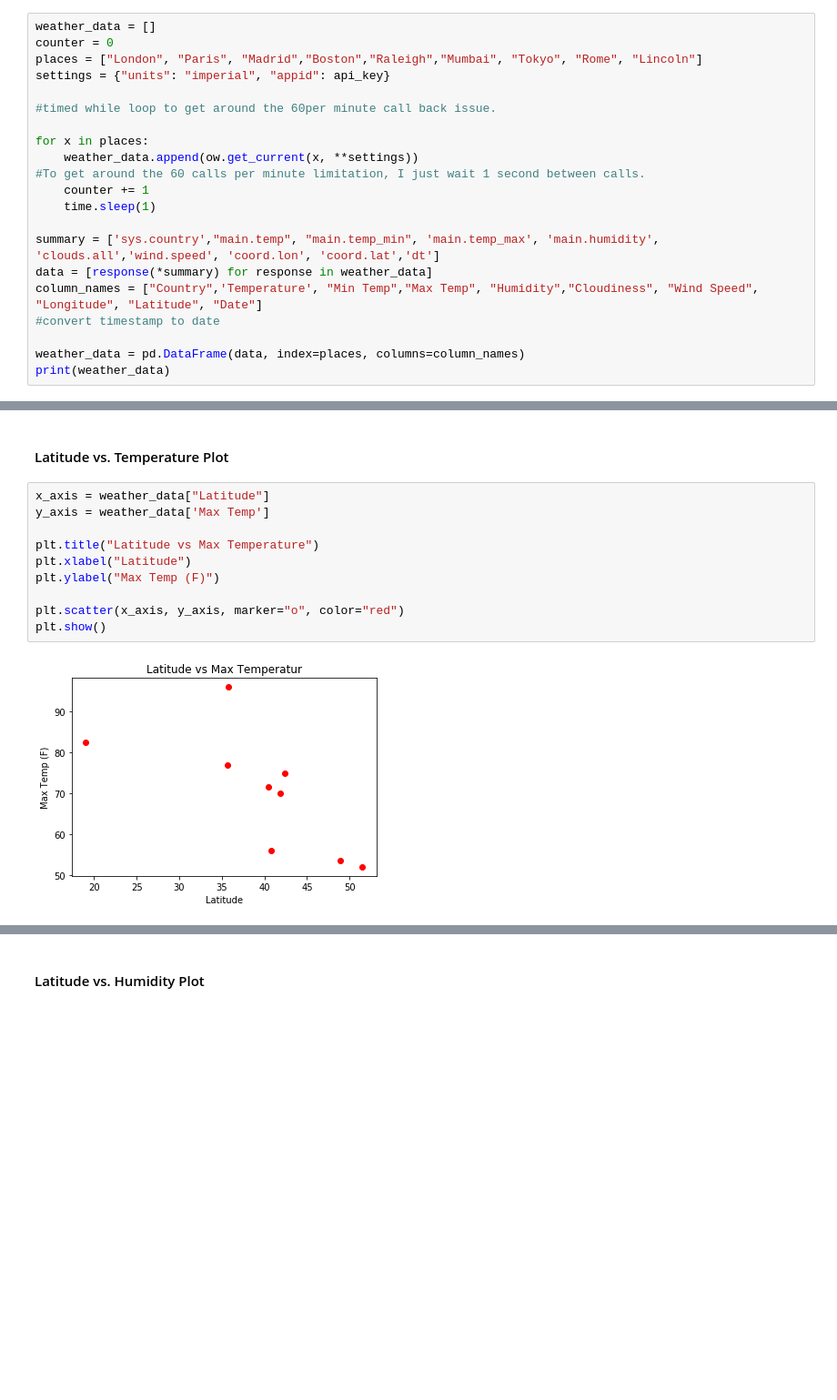
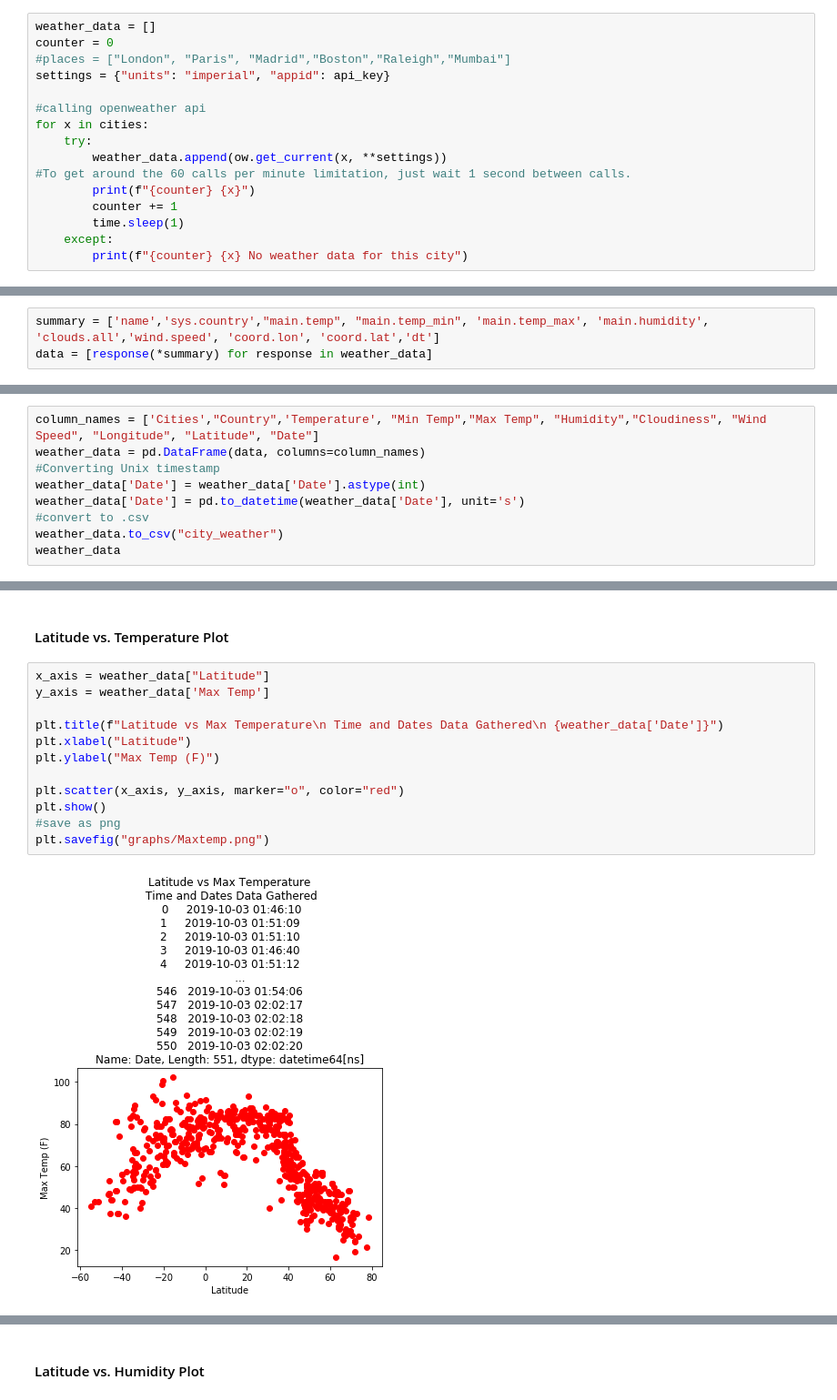
Before and after one commit to CTRLALTAFK/API_challenge, a Jupyter notebook: WeatherPy.ipynb, the cells around one changed output, grey strips where cells are left out. Shown at 91% size. Cells and saved outputs as stored; diff of their text form; blank space fills up the shorter version.

```diff
--- a/WeatherPy.ipynb
+++ b/WeatherPy.ipynb
@@ -55,22 +61,17 @@ for lat_lng in lat_lngs:
 # %%
 weather_data = []
 counter = 0
-places = ["London", "Paris", "Madrid","Boston","Raleigh","Mumbai", "Tokyo", "Rome", "Lincoln"]
+#places = ["London", "Paris", "Madrid","Boston","Raleigh","Mumbai"]
 settings = {"units": "imperial", "appid": api_key}
 
-#timed while loop to get around the 60per minute call back issue.
-
-for x in places:
-    weather_data.append(ow.get_current(x, **settings))
-#To get around the 60 calls per minute limitation, I just wait 1 second between calls.
-    counter += 1
-    time.sleep(1)
-
-summary = ['sys.country',"main.temp", "main.temp_min", 'main.temp_max', 'main.humidity', 'clouds.all','wind.speed', 'coord.lon', 'coord.lat','dt']
-data = [response(*summary) for response in weather_data]
-column_names = ["Country",'Temperature', "Min Temp","Max Temp", "Humidity","Cloudiness", "Wind Speed", "Longitude", "Latitude", "Date"]
-#convert timestamp to date
-
-weather_data = pd.DataFrame(data, index=places, columns=column_names)
-print(weather_data)
+#calling openweather api
+for x in cities:
+    try:
+        weather_data.append(ow.get_current(x, **settings))
+#To get around the 60 calls per minute limitation, just wait 1 second between calls.
+        print(f"{counter} {x}")
+        counter += 1
+        time.sleep(1)
+    except:
+        print(f"{counter} {x} No weather data for this city")
 # %% [output]
@@ -110,0 +99,3 @@ weather_data
+# %%
+summary = ['name','sys.country',"main.temp", "main.temp_min", 'main.temp_max', 'main.humidity', 'clouds.all','wind.speed', 'coord.lon', 'coord.lat','dt']
+data = [response(*summary) for response in weather_data]
@@ -110,0 +104,9 @@ weather_data
+# %%
+column_names = ['Cities',"Country",'Temperature', "Min Temp","Max Temp", "Humidity","Cloudiness", "Wind Speed", "Longitude", "Latitude", "Date"]
+weather_data = pd.DataFrame(data, columns=column_names)
+#Converting Unix timestamp
+weather_data['Date'] = weather_data['Date'].astype(int)
+weather_data['Date'] = pd.to_datetime(weather_data['Date'], unit='s')
+#convert to .csv
+weather_data.to_csv("city_weather")
+weather_data
@@ -117,12 +133,14 @@ weather_data
 # %%
 x_axis = weather_data["Latitude"]
 y_axis = weather_data['Max Temp']
 
-plt.title("Latitude vs Max Temperature")
+plt.title(f"Latitude vs Max Temperature\n Time and Dates Data Gathered\n {weather_data['Date']}")
 plt.xlabel("Latitude")
 plt.ylabel("Max Temp (F)")
 
 plt.scatter(x_axis, y_axis, marker="o", color="red")
 plt.show()
+#save as png
+plt.savefig("graphs/Maxtemp.png")
 # %% [output]
-[figure, old version]
+[figure, new version]
```
Also changed, not shown: parts of 12 cells of this notebook, 7 other files.
